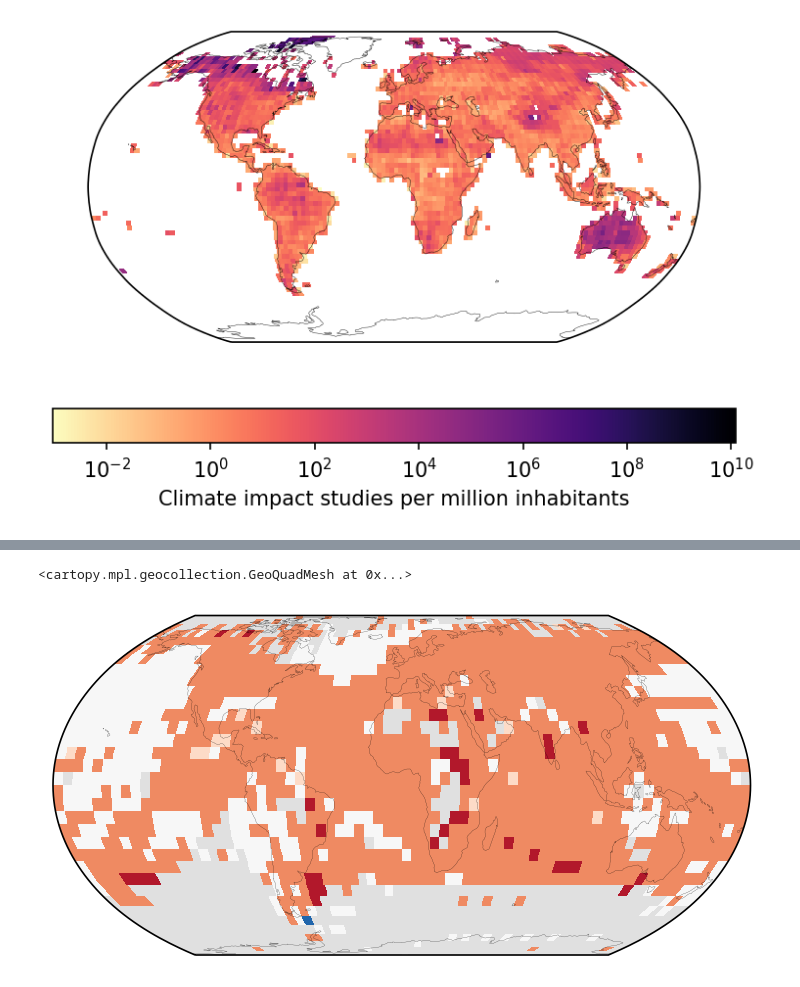
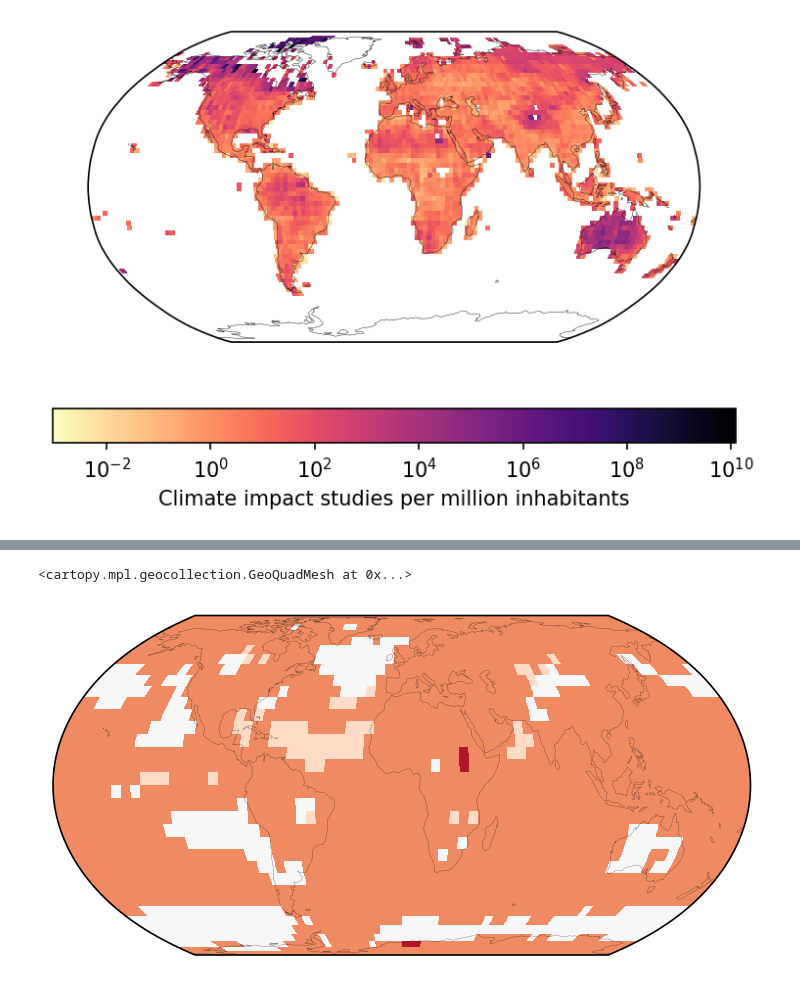
Before and after one commit to mcallaghan/climate-health-impacts, a Jupyter notebook: 4_study_density.ipynb, the cells around one changed output, grey strips where cells are left out. Saved outputs shown, nothing was run; the diff lists cells and outputs as text; code cells hidden in the pictures.

```diff
--- a/4_study_density.ipynb
+++ b/4_study_density.ipynb
@@ -96,6 +120,8 @@ study_grid_df.head()
 #     impact_labels.append(clabel)
 
 # study_grid_df.head()
+# %%
+study_grid_df = dynamic_study_grid_df[dynamic_study_grid_df['year']==2023]
 # %%
 import matplotlib.pyplot as plt
 import matplotlib as mpl
@@ -133 +165,8 @@ cbar.set_label("Climate impact studies per 10,000 km")
 [figure]
+# %%
+drivers = [x for x in df.columns if re.match('^2 -',x)]
+for i, driver in enumerate(drivers):
+    print(driver)
+    group = df[df[driver]>=0.5]
+    study_grid_df = study_grid_df.merge(sum_studies(group, shp_df_matches, grid_df, f"{driver}_studies"))
+study_grid_df.head()
@@ -133,0 +186,7 @@ cbar.set_label("Climate impact studies per 10,000 km")
+# %%
+impacts = [x for x in df.columns if re.match('^3 -',x)]
+for i, impact in enumerate(impacts):
+    print(impact)
+    group = df[df[impact]>=0.5]
+    study_grid_df = study_grid_df.merge(sum_studies(group, shp_df_matches, grid_df, f"{impact}_studies"))
+study_grid_df.head()
@@ -165,7 +286,7 @@ cbar.set_label("Climate impact studies per million inhabitants")
 # %% [output]
 [figure]
 # %%
-for orig_var in ["temp_da", "precip_da"]:
+for orig_var in ["temp_da", "precip_da","temp_da_dynamic"]:
     simp_var = f"{orig_var}_simplified"
     grid_df[simp_var] = grid_df[orig_var]
     grid_df.loc[grid_df[orig_var].isin([2,3]), simp_var] = 1
@@ -187,35 +318,35 @@ ax = plt.subplot(projection=ccrs.EqualEarth())
 def plot_da(df, ax, da_var, colors=['#fee391','#b2182b','#ef8a62','#fddbc7','#f7f7f7','#d1e5f0','#67a9cf','#2166ac',"#40004b"], vmin=-4, vmax=4):
 
     ax.coastlines(lw=0.1)
 
     bn = np.zeros((len(df.LAT.unique()), len(df.LON.unique())))
     bn+=1
     mesh = ax.pcolormesh(
         df.LON.unique(),#-degrees*0.5,
         df.LAT.unique(),#-degrees*0.5,
         bn,
         cmap = mpl.colors.ListedColormap(["#e0e0e0"]),
         transform=ccrs.PlateCarree(),
     )
 
     n = np.array(df[da_var]).reshape(len(df.LAT.unique()),len(df.LON.unique()))
     mesh = ax.pcolormesh(
         df.LON.unique(),
         df.LAT.unique(),
         n,
         cmap=mpl.colors.ListedColormap(colors),
         vmin=vmin, vmax=vmax,
         transform=ccrs.PlateCarree(),
     )
 
     return mesh
 
 precip_colors = ['#fee391','#b2182b','#ef8a62','#fddbc7','#f7f7f7','#d1e5f0','#67a9cf','#2166ac',"#40004b"]
 
-plot_da(grid_df, ax, 'temp_da', precip_colors[::-1])
+plot_da(grid_df, ax, 'temp_da_dynamic', precip_colors[::-1])
 # %% [output]
 <cartopy.mpl.geocollection.GeoQuadMesh at 0x...>
-[figure, old version]
+[figure, new version]
 # %%
 fig = plt.figure(dpi=150)
 
```
Also changed, not shown: parts of 23 cells of this notebook, 26 other files.
